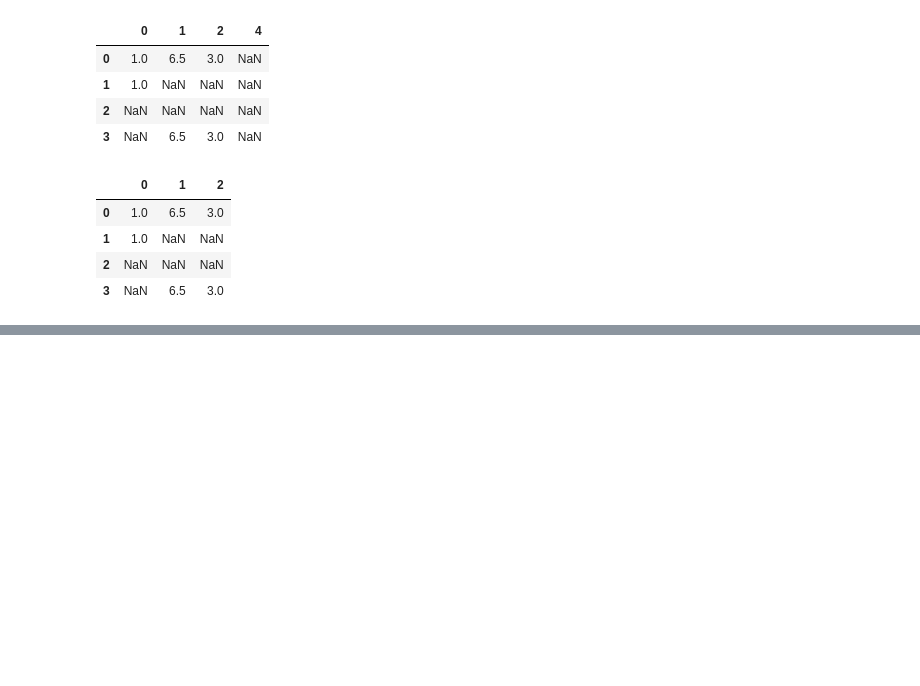
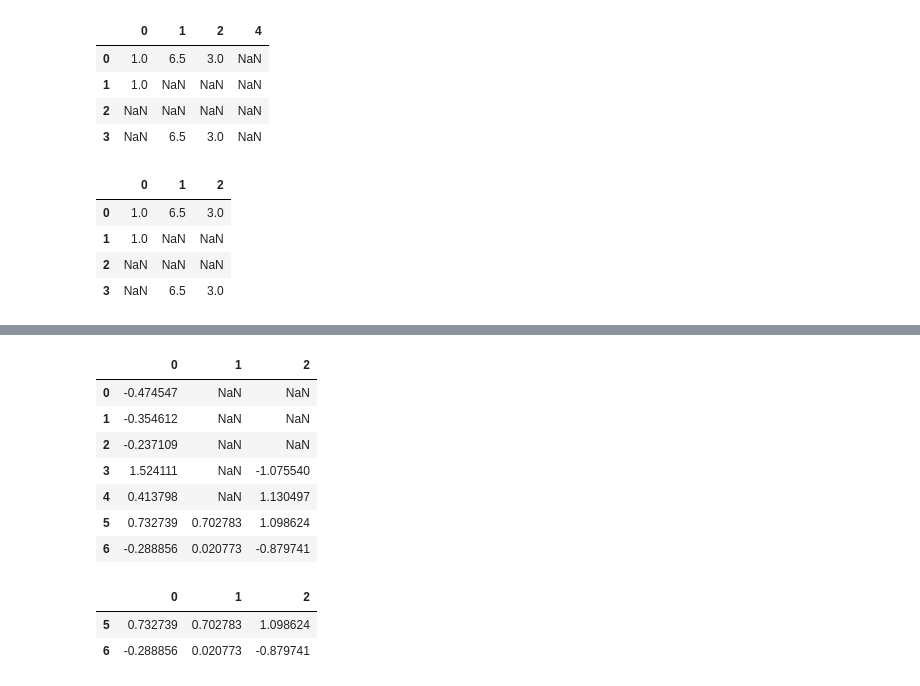
Before and after one commit to shuangsong/python_data_analysis, a Jupyter notebook: note_2.ipynb, the cells around one changed output, grey strips where cells are left out. Saved outputs shown, nothing was run; the diff lists cells and outputs as text; code cells hidden in the pictures; blank space fills up the shorter version.

```diff
--- a/note_2.ipynb
+++ b/note_2.ipynb
@@ -478,3 +478,6 @@ data.dropna(axis=1,how='all') #drop columns that contains all na use axis1
 | 1 | 1.0 | NaN | NaN |
 | 2 | NaN | NaN | NaN |
 | 3 | NaN | 6.5 | 3.0 |
+# %%
+df = DataFrame(np.random.randn(7,3))
+df.ix[:4,1]=NA;df.ix[:2,2]=NA
@@ -480,0 +492,17 @@ data.dropna(axis=1,how='all') #drop columns that contains all na use axis1
+# %%
+df
+# %% [output]
+|  | 0 | 1 | 2 |
+| 0 | -0.474547 | NaN | NaN |
+| 1 | -0.354612 | NaN | NaN |
+| 2 | -0.237109 | NaN | NaN |
+| 3 | 1.524111 | NaN | -1.075540 |
+| 4 | 0.413798 | NaN | 1.130497 |
+| 5 | 0.732739 | 0.702783 | 1.098624 |
+| 6 | -0.288856 | 0.020773 | -0.879741 |
+# %%
+df.dropna(thresh=3) # i want to keep the rows that contain 3 observations
+# %% [output]
+|  | 0 | 1 | 2 |
+| 5 | 0.732739 | 0.702783 | 1.098624 |
+| 6 | -0.288856 | 0.020773 | -0.879741 |
```
Also changed, not shown: parts of 5 cells of this notebook.
